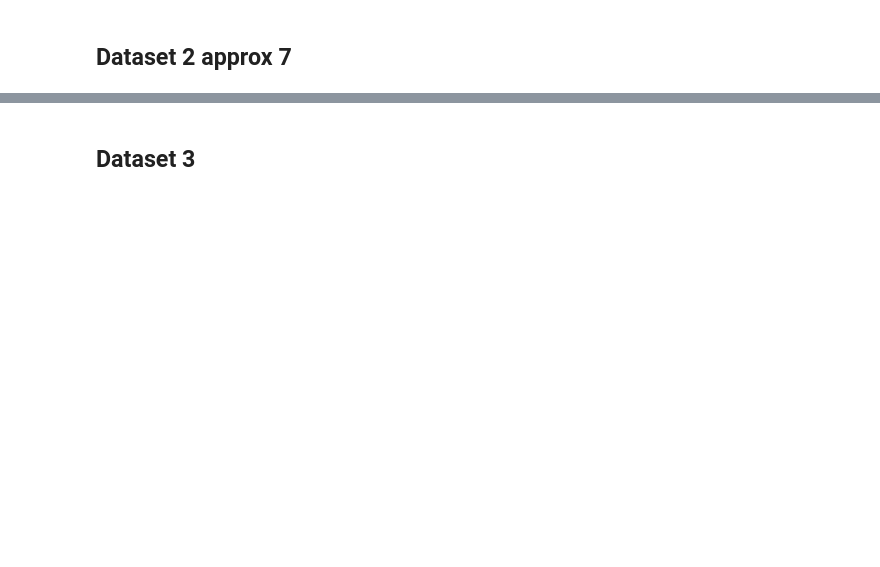
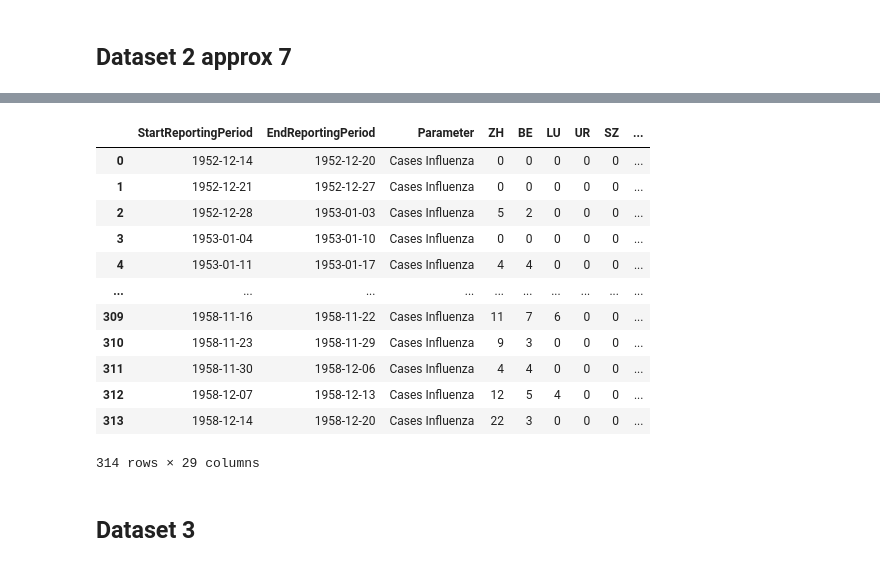
Before and after one commit to plospen1/Project_PODSV, a Jupyter notebook: src/data_visualisation.ipynb, the cells around one changed output, grey strips where cells are left out. Drawn from its saved outputs; the diff is of its cells as text; code cells hidden in the pictures; blank space fills up the shorter version.

```diff
--- a/src/data_visualisation.ipynb
+++ b/src/data_visualisation.ipynb
@@ -659,0 +690,12 @@ show(p)
+# %%
+# Influenza waves weekly (per canton and Switzerland)
+# Influenza waves monthly (per canton and Switzerland)
+# Bokeh im Notebook aktivieren
+output_notebook()
+
+# Daten einlesen
+incidence_df = pd.read_excel("../Data/2_Data_cantons_incidence_weekly_56_58_NEW.xlsx")
+incidence_df
+incidence_weekly = incidence_df.copy().drop(columns='Month')
+incidence_weekly
+# %% [output]
@@ -660,3 +704,16 @@ show(p)
+|  | StartReportingPeriod | EndReportingPeriod | Parameter | ZH | BE | LU | UR | SZ | ... |
+| 0 | 1952-12-14 | 1952-12-20 | Cases Influenza | 0 | 0 | 0 | 0 | 0 | ... |
+| 1 | 1952-12-21 | 1952-12-27 | Cases Influenza | 0 | 0 | 0 | 0 | 0 | ... |
+| 2 | 1952-12-28 | 1953-01-03 | Cases Influenza | 5 | 2 | 0 | 0 | 0 | ... |
+| 3 | 1953-01-04 | 1953-01-10 | Cases Influenza | 0 | 0 | 0 | 0 | 0 | ... |
+| 4 | 1953-01-11 | 1953-01-17 | Cases Influenza | 4 | 4 | 0 | 0 | 0 | ... |
+| ... | ... | ... | ... | ... | ... | ... | ... | ... | ... |
+| 309 | 1958-11-16 | 1958-11-22 | Cases Influenza | 11 | 7 | 6 | 0 | 0 | ... |
+| 310 | 1958-11-23 | 1958-11-29 | Cases Influenza | 9 | 3 | 0 | 0 | 0 | ... |
+| 311 | 1958-11-30 | 1958-12-06 | Cases Influenza | 4 | 4 | 0 | 0 | 0 | ... |
+| 312 | 1958-12-07 | 1958-12-13 | Cases Influenza | 12 | 5 | 4 | 0 | 0 | ... |
+| 313 | 1958-12-14 | 1958-12-20 | Cases Influenza | 22 | 3 | 0 | 0 | 0 | ... |
+314 rows × 29 columns
 # %%
 # Comparison of influenza deaths and general deaths (per canton and Switzerland)
 # %%
```
Also changed, not shown: parts of 4 cells of this notebook, 2 other files.
